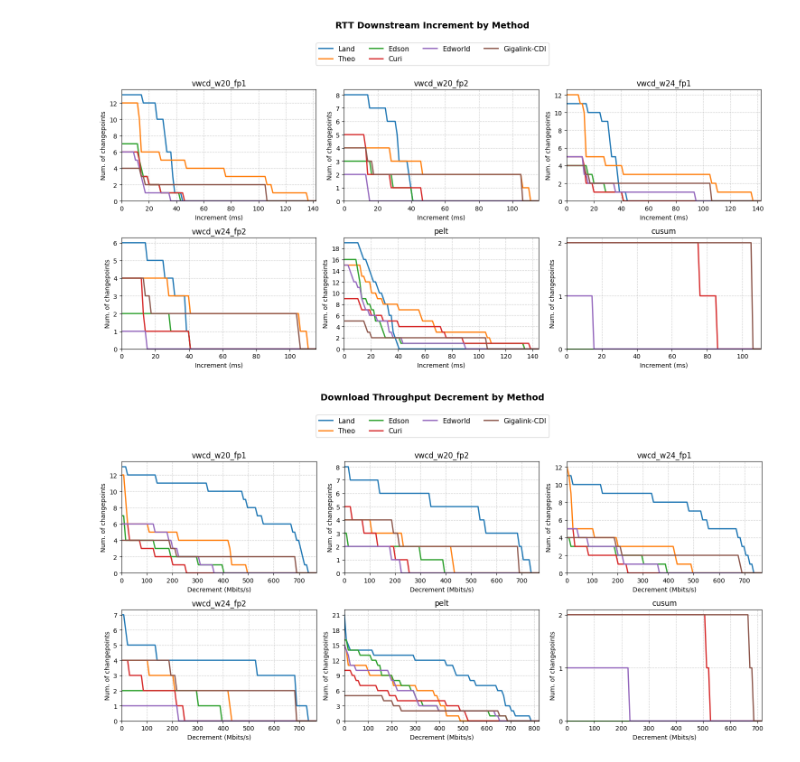
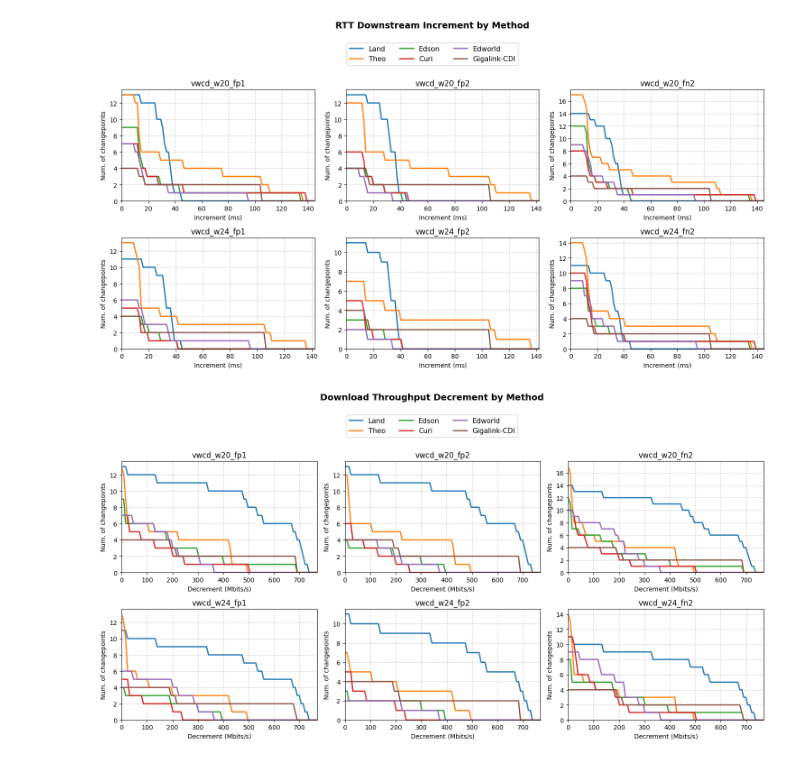
Before and after one commit to lhscaldas/Mestrado, a Jupyter notebook: CP_magnitude.ipynb, the cells around one changed output. Saved outputs shown, nothing was run; the diff lists cells and outputs as text; code cells hidden in the pictures.

```diff
--- a/CP_magnitude.ipynb
+++ b/CP_magnitude.ipynb
@@ -173,7 +173,7 @@ def plot_qos_deg_profile_by_method(df_features_dict, target_clients, metric):
         labels=list(handles_labels.keys()),
         loc="upper center",
         bbox_to_anchor=(0.5, 0.93),
-        ncol=min(len(handles_labels), 4),
+        ncol=3,
         fontsize=11,
     )
 
@@ -182,32 +182,31 @@ def plot_qos_deg_profile_by_method(df_features_dict, target_clients, metric):
 # %%
 # 1. Parâmetros globais
 scenario = "NDT"
-lista_methods = ["vwcd_w20_fp1","vwcd_w20_fp2", "vwcd_w24_fp1","vwcd_w24_fp2", 'pelt', 'cusum']
-# lista_methods = ["vwcd_w20_fp1","vwcd_w24_fp2", 'pelt', 'cusum']
-threshold = 0.95
+lista_methods = ["vwcd_w20_fp1","vwcd_w20_fp2", "vwcd_w20_fn2", "vwcd_w24_fp1","vwcd_w24_fp2", "vwcd_w24_fn2"]
+threshold = 0.90
 ref_metric = "rtt_down"
 target_clients = ['Land', 'Theo', 'Edson', 'Curi', 'Edworld', 'Gigalink-CDI']
 
 # 2. Pipeline: Executa a extração e os filtros para cada método dinamicamente
 df_features_dict = {}
 
 for method in lista_methods:
     # Extrai os dados do método atual
     df_raw = feature_extraction(scenario, method, threshold, ref_metric)
 
     # Aplica os filtros (garantindo que não dê erro se o DF vier vazio)
     if not df_raw.empty:
         df_filtered = filtros(df_raw)
         # Armazena no dicionário usando o nome do método como chave
         df_features_dict[method] = df_filtered
 
 # 3. Gerar o gráfico com o dicionário de dados prontos
 plot_qos_deg_profile_by_method(
     df_features_dict, target_clients, metric="d_rtt_down"
 )
 plot_qos_deg_profile_by_method(
     df_features_dict, target_clients, metric="d_tp_down"
 )
 # %% [output]
-[figure, old version]
+[figure, new version]
-[figure, old version]
+[figure, new version]
```
Also changed, not shown: 16 other files.
